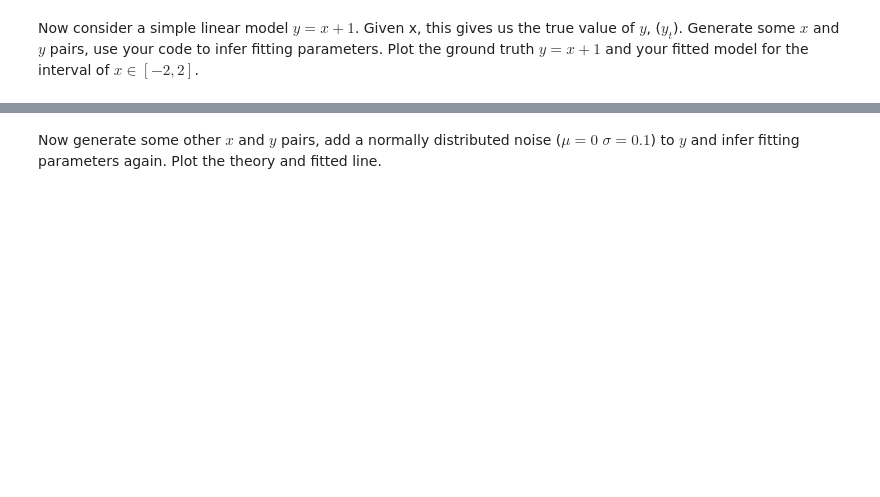
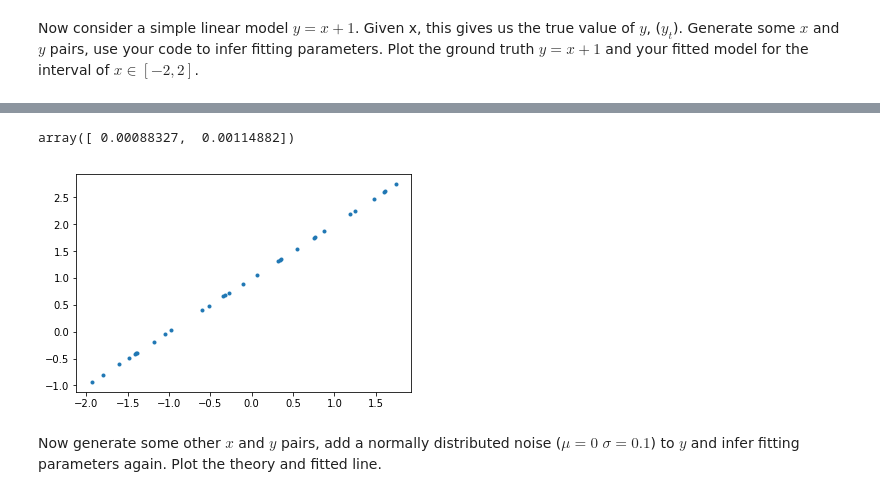
Before and after one commit to iricss/linear-regression-hamed, a Jupyter notebook: LinearRegression.ipynb, the cells around one changed output, grey strips where cells are left out. Cells and saved outputs as stored; diff of their text form; code cells hidden in the pictures; blank space fills up the shorter version.

```diff
--- a/LinearRegression.ipynb
+++ b/LinearRegression.ipynb
@@ -82,5 +106,5 @@ def d_l2(w):
 # %%
-def GD():
+def GD(X, y_t, eta=0.0001, alpha=0.1, epoches=10000, tol=10**-15):
     '''
     Gradient Descent learning.
 
@@ -97,15 +121,8 @@ def GD():
     alpha: float
         Regularization parameter, defaults to 1.0
 
-    b: int
-        batch size, defaults to 100.
-
     epoches: int
         number of epoches to train, defaults to 1000.
-
-    normalize: bool
-        True: normalize data by mean and std (default).
-        False: do not change the data.
 
     tol: float
         Stop training if the improvment in cost function is less than tol (when test set is not provided).
@@ -119,6 +136,16 @@ def GD():
     Example
     -------
     >>> import numpy as np
-    >>> import matplotlib.pyplot as plt
-    ... (write your test heere.)
+    >>> X = np.array([[1, 1], [1, 3]])
+    >>> y_t = np.array([3, 7])
+    >>> GD(X, y_t, eta=0.01, alpha=0.0, epoches=10000)
+    array([ 1.,  2.])
     '''
+    w = np.random.normal(size=X.shape[1])
+    for n in range(epoches):
+        y_p = np.dot(X,w)
+        d = eta * d_mse(X,y_t,y_p) + alpha * d_l1(w)
+        w -= d
+        if np.abs(d).max()< tol:
+            break
+    return w
@@ -174,2 +378,12 @@ Generate some $x$ and $y$ pairs, use your code to infer fitting parameters. Plot
+# %%
+X = np.ones((30,2))
+X[:,1] = np.random.uniform(size=X.shape[0])*4-2
+y_t = X[:,0] + X[:,1]
+plt.plot(X[:,1],y_t,'.')
+
+GD(X,y_t)
+# %% [output]
+array([ 0.00088327,  0.00114882])
+[figure, added]
 # %% [markdown]
 Now generate some other $x$ and $y$ pairs, add a normally distributed noise ($\mu =0 $ $\sigma = 0.1$) to $y$ and infer fitting parameters again. Plot the theory and fitted line.
```
Also changed, not shown: parts of 21 cells of this notebook.
